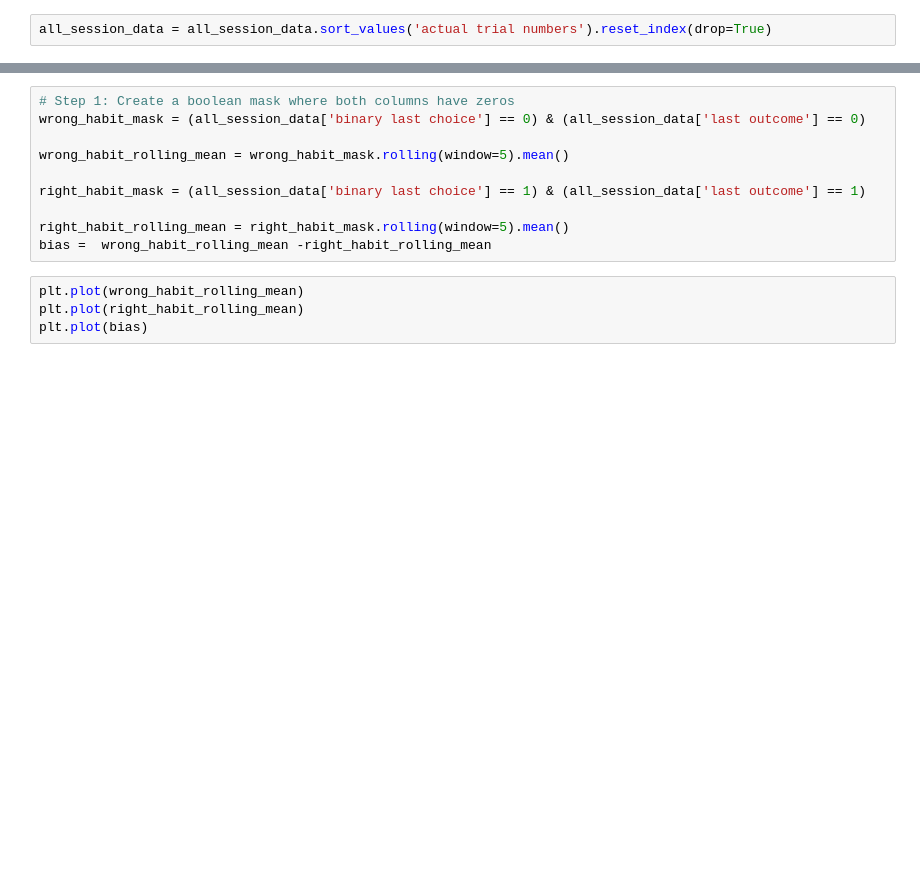
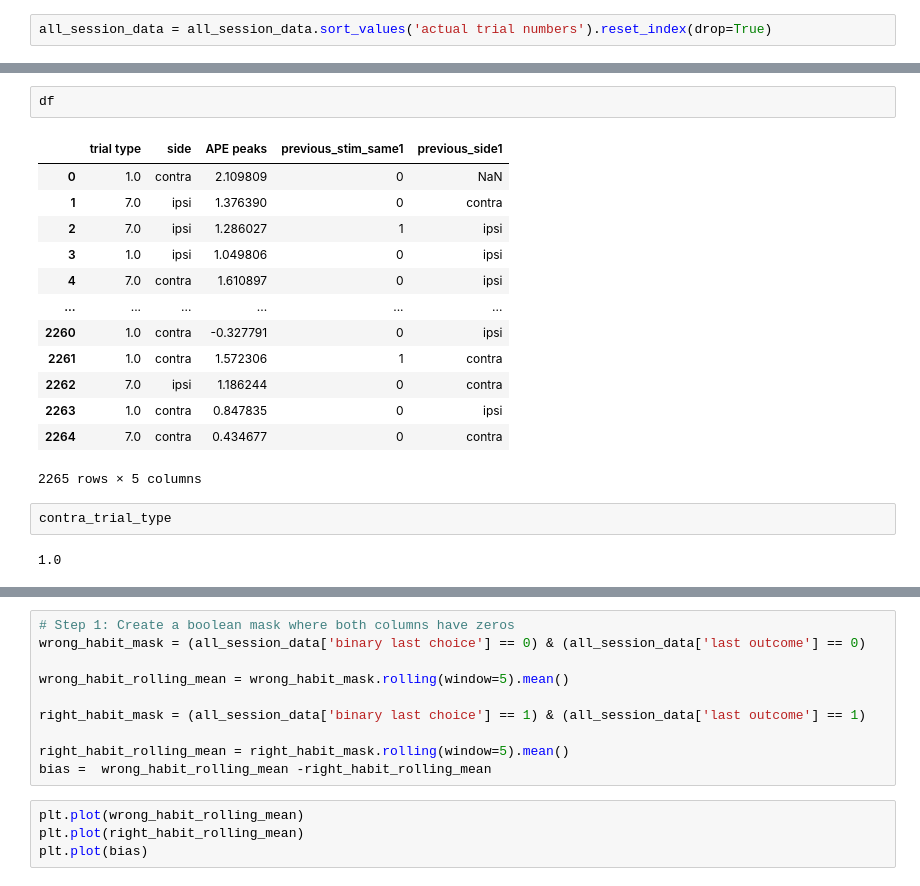
Before and after one commit to fgreenstreet/APE_paper, a Jupyter notebook: supp7/movement_vs_trial_num_regression/bias_analysis_all_trials_APE_size.ipynb, the cells around one changed output, grey strips where cells are left out. Saved outputs shown, nothing was run; the diff lists cells and outputs as text; blank space fills up the shorter version.

```diff
--- a/supp7/movement_vs_trial_num_regression/bias_analysis_all_trials_APE_size.ipynb
+++ b/supp7/movement_vs_trial_num_regression/bias_analysis_all_trials_APE_size.ipynb
@@ -136,0 +284,20 @@ plt.plot(all_session_data['last outcome'])
+# %%
+df
+# %% [output]
+|  | trial type | side | APE peaks | previous_stim_same1 | previous_side1 |
+| 0 | 1.0 | contra | 2.109809 | 0 | NaN |
+| 1 | 7.0 | ipsi | 1.376390 | 0 | contra |
+| 2 | 7.0 | ipsi | 1.286027 | 1 | ipsi |
+| 3 | 1.0 | ipsi | 1.049806 | 0 | ipsi |
+| 4 | 7.0 | contra | 1.610897 | 0 | ipsi |
+| ... | ... | ... | ... | ... | ... |
+| 2260 | 1.0 | contra | -0.327791 | 0 | ipsi |
+| 2261 | 1.0 | contra | 1.572306 | 1 | contra |
+| 2262 | 7.0 | ipsi | 1.186244 | 0 | contra |
+| 2263 | 1.0 | contra | 0.847835 | 0 | ipsi |
+| 2264 | 7.0 | contra | 0.434677 | 0 | contra |
+2265 rows × 5 columns
+# %%
+contra_trial_type
+# %% [output]
+1.0
```
Also changed, not shown: parts of 19 cells of this notebook.
